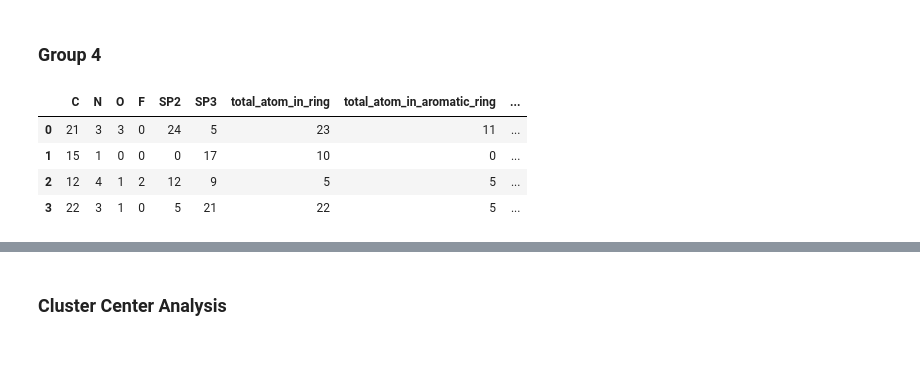
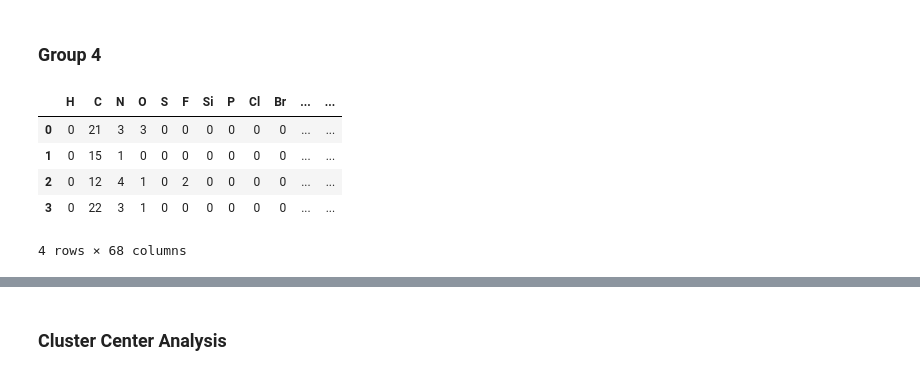
Before and after one commit to Evintkoo/Functional-Group-Analysis, a Jupyter notebook: experiment2_data_exploration.ipynb, the cells around one changed output, grey strips where cells are left out. Saved outputs shown, nothing was run; the diff lists cells and outputs as text; code cells hidden in the pictures.

```diff
--- a/experiment2_data_exploration.ipynb
+++ b/experiment2_data_exploration.ipynb
@@ -165,16 +174,18 @@ new_cc_df
 # %%
 group_number = 4
 X = np.load(f"data/experiment_2/group_{group_number}/cluster_center.npy")
 tensor_X = torch.from_numpy(X).to(device)
 cc_df = pd.DataFrame(model.decoder(tensor_X).to('cpu').detach().numpy()).astype(int)
 cc_df.columns = feature_list
-new_cc_df = cc_df.loc[:, (cc_df != 0).any(axis=0)]
-new_cc_df.to_csv(f"data/experiment_2/group_{group_number}/decoded_cluster_center.csv", index=False)
-new_cc_df.to_excel(f"data/experiment_2/group_{group_number}/decoded_cluster_center.xlsx", index=False)
-new_cc_df
+#new_cc_df = cc_df.loc[:, (cc_df != 0).any(axis=0)]
+cc_df.to_csv(f"data/experiment_2/group_{group_number}/decoded_cluster_center.csv", index=False)
+cc_df.to_excel(f"data/experiment_2/group_{group_number}/decoded_cluster_center.xlsx", index=False)
+cc_df_4 = deepcopy(cc_df)
+cc_df
 # %% [output]
-|  | C | N | O | F | SP2 | SP3 | total_atom_in_ring | total_atom_in_aromatic_ring | ... |
-| 0 | 21 | 3 | 3 | 0 | 24 | 5 | 23 | 11 | ... |
-| 1 | 15 | 1 | 0 | 0 | 0 | 17 | 10 | 0 | ... |
-| 2 | 12 | 4 | 1 | 2 | 12 | 9 | 5 | 5 | ... |
-| 3 | 22 | 3 | 1 | 0 | 5 | 21 | 22 | 5 | ... |
+|  | H | C | N | O | S | F | Si | P | Cl | Br | ... | ... |
+| 0 | 0 | 21 | 3 | 3 | 0 | 0 | 0 | 0 | 0 | 0 | ... | ... |
+| 1 | 0 | 15 | 1 | 0 | 0 | 0 | 0 | 0 | 0 | 0 | ... | ... |
+| 2 | 0 | 12 | 4 | 1 | 0 | 2 | 0 | 0 | 0 | 0 | ... | ... |
+| 3 | 0 | 22 | 3 | 1 | 0 | 0 | 0 | 0 | 0 | 0 | ... | ... |
+4 rows × 68 columns
```
Also changed, not shown: parts of 6 cells of this notebook, 12 other files.
